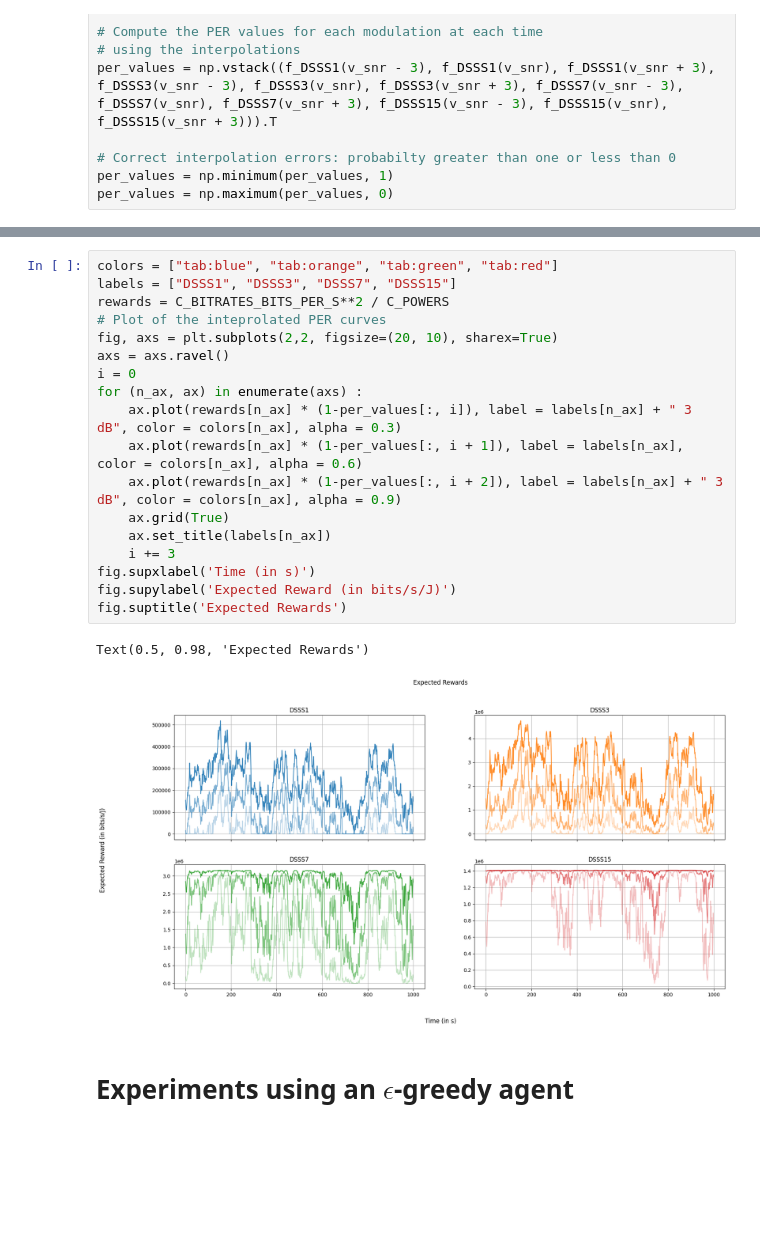
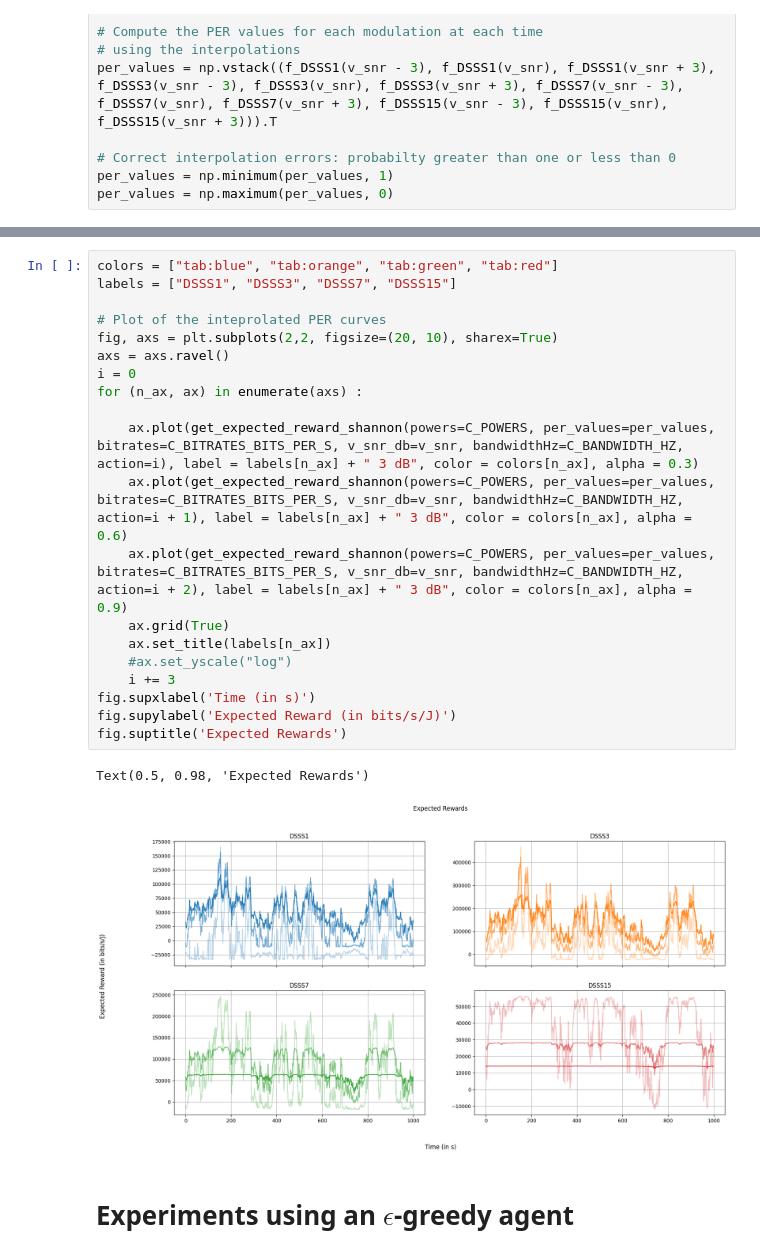
Before and after one commit to ThomasAussagues/uwa_reinforcement_learning, a Jupyter notebook: scenario_3 shannon.ipynb, the cells around one changed output, grey strips where cells are left out. Cells and saved outputs as stored; diff of their text form; blank space fills up the shorter version.

Commit message:
Added the expected reward for the reward function with Shannon's capcity

```diff
--- a/scenario_3 shannon.ipynb
+++ b/scenario_3 shannon.ipynb
@@ -136,24 +138,26 @@ Text(0.5, 0.98, 'Packet Error Rates trajectories')
 # %%
 colors = ["tab:blue", "tab:orange", "tab:green", "tab:red"]
 labels = ["DSSS1", "DSSS3", "DSSS7", "DSSS15"]
-rewards = C_BITRATES_BITS_PER_S**2 / C_POWERS
+
 # Plot of the inteprolated PER curves
 fig, axs = plt.subplots(2,2, figsize=(20, 10), sharex=True)
 axs = axs.ravel()
 i = 0
 for (n_ax, ax) in enumerate(axs) :
-    ax.plot(rewards[n_ax] * (1-per_values[:, i]), label = labels[n_ax] + " 3 dB", color = colors[n_ax], alpha = 0.3)
-    ax.plot(rewards[n_ax] * (1-per_values[:, i + 1]), label = labels[n_ax], color = colors[n_ax], alpha = 0.6)
-    ax.plot(rewards[n_ax] * (1-per_values[:, i + 2]), label = labels[n_ax] + " 3 dB", color = colors[n_ax], alpha = 0.9)
+
+    ax.plot(get_expected_reward_shannon(powers=C_POWERS, per_values=per_values, bitrates=C_BITRATES_BITS_PER_S, v_snr_db=v_snr, bandwidthHz=C_BANDWIDTH_HZ, action=i), label = labels[n_ax] + " 3 dB", color = colors[n_ax], alpha = 0.3)
+    ax.plot(get_expected_reward_shannon(powers=C_POWERS, per_values=per_values, bitrates=C_BITRATES_BITS_PER_S, v_snr_db=v_snr, bandwidthHz=C_BANDWIDTH_HZ, action=i + 1), label = labels[n_ax] + " 3 dB", color = colors[n_ax], alpha = 0.6)
+    ax.plot(get_expected_reward_shannon(powers=C_POWERS, per_values=per_values, bitrates=C_BITRATES_BITS_PER_S, v_snr_db=v_snr, bandwidthHz=C_BANDWIDTH_HZ, action=i + 2), label = labels[n_ax] + " 3 dB", color = colors[n_ax], alpha = 0.9)
     ax.grid(True)
     ax.set_title(labels[n_ax])
+    #ax.set_yscale("log")
     i += 3
 fig.supxlabel('Time (in s)')
 fig.supylabel('Expected Reward (in bits/s/J)')
 fig.suptitle('Expected Rewards')
 # %% [output]
 Text(0.5, 0.98, 'Expected Rewards')
-[figure, old version]
+[figure, new version]
 # %% [markdown]
 # Experiments using an $\epsilon$-greedy agent
 # %%
```
Also changed, not shown: parts of 2 cells of this notebook, 2 other files.
